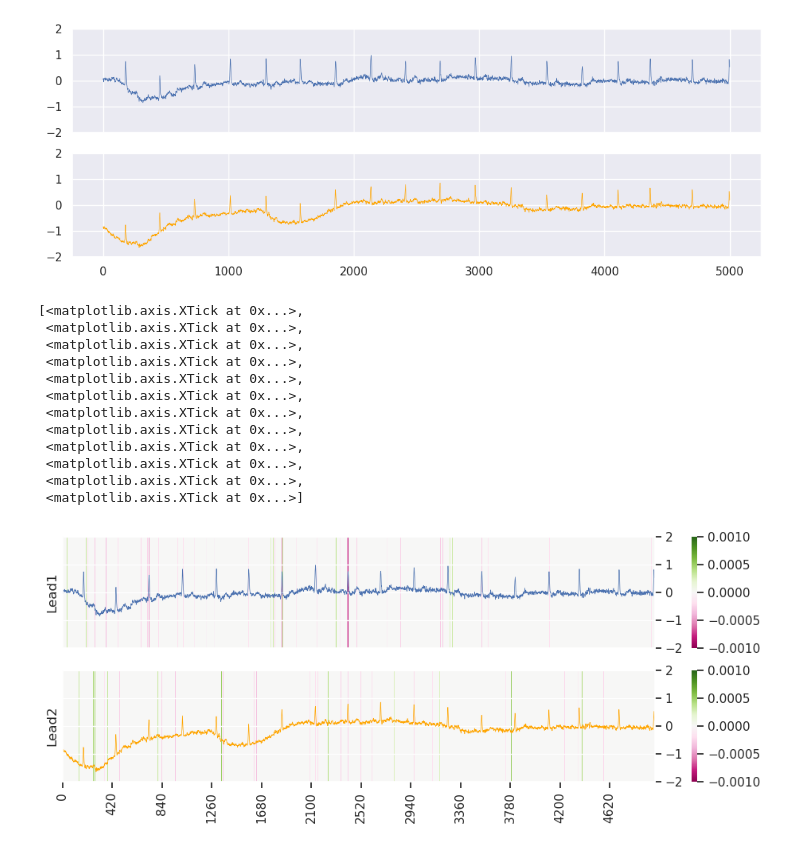
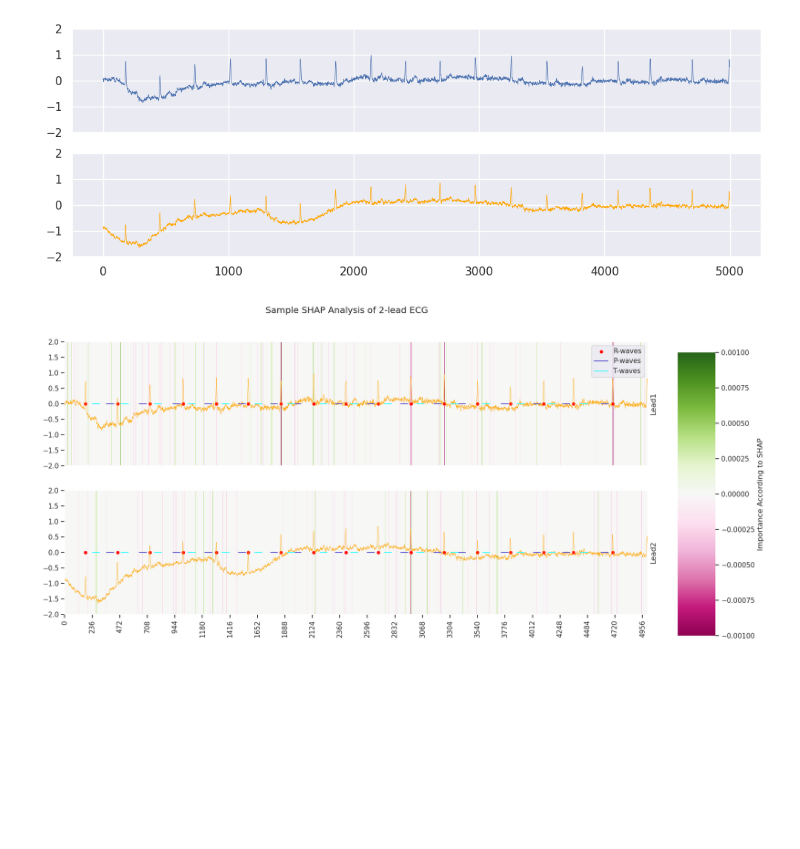
Before and after one commit to ladybuglady/CSE482-XAI, a Jupyter notebook: Attia/plot_shaply.ipynb, the cells around one changed output. Saved outputs shown, nothing was run; the diff lists cells and outputs as text; code cells hidden in the pictures; blank space fills up the shorter version.

Commit message:
finished plot for 1 patient

```diff
--- a/Attia/plot_shaply.ipynb
+++ b/Attia/plot_shaply.ipynb
@@ -45,0 +45,3 @@ decompose(get_patient_data())
+# %%
+waves = decompose(get_patient_data())
+waves
@@ -53,36 +73,47 @@ sns.lineplot(get_patient_data()[1], ax=axes[1], color='orange', linewidth = 0.5)
 # %%
 # Plot
 
-fig, axes = plt.subplots(2, 1, sharex=True, sharey=True, figsize=(12,4))
+fig, axes = plt.subplots(2, 1, sharex=True, sharey=True, figsize=(17,8))
 plt.tick_params(bottom='on')
+fig.suptitle('Sample SHAP Analysis of 2-lead ECG')
 
-sns.heatmap(np.asarray(shaps_df.loc['Lead1']).reshape(1, 5000), cmap="PiYG", ax=axes[0], vmin=-0.001, vmax=0.001, yticklabels=False)
-sns.heatmap(np.asarray(shaps_df.loc['Lead2']).reshape(1, 5000), cmap="PiYG", ax=axes[1], vmin=-0.001, vmax=0.001, yticklabels=False)
+cbar_ax = fig.add_axes([.94, 0.05, .05, .8])
+sns.heatmap(np.asarray(shaps_df.loc['Lead1']).reshape(1, 5000), cmap="PiYG", ax=axes[0], vmin=-0.001, vmax=0.001,
+            yticklabels=False, cbar_ax = cbar_ax, cbar_kws={'label': 'Importance According to SHAP'})
+sns.heatmap(np.asarray(shaps_df.loc['Lead2']).reshape(1, 5000), cmap="PiYG", ax=axes[1], vmin=-0.001, vmax=0.001,
+            yticklabels=False, cbar_ax = cbar_ax, cbar_kws={'label': 'Importance According to SHAP'})
 
-axes[0].set(ylabel="Lead1")
-axes[1].set(ylabel="Lead2")
 
 ax_l1 = axes[0].twinx()
 ax_l2 = axes[1].twinx()
 
-sns.lineplot(get_patient_data()[0], ax=ax_l1, linewidth = 0.5).set(ylim=[-2,2])
+sns.lineplot(get_patient_data()[0], ax=ax_l1, color='orange', linewidth = 0.5).set(ylim=[-2,2])
 sns.lineplot(get_patient_data()[1], ax=ax_l2, color='orange', linewidth = 0.5).set(ylim=[-2,2])
+
 
 axes[0].grid(False)
 axes[1].grid(False)
 axes[0].set_xticks(axes[0].get_xticks()[::2])
 axes[1].set_xticks(axes[1].get_xticks()[::2])
+
+ax_l1.yaxis.set_ticks_position('left')
+ax_l2.yaxis.set_ticks_position('left')
+ax_l1.set(ylabel="Lead1")
+ax_l2.set(ylabel="Lead2")
+ax_l1.grid(False)
+ax_l2.grid(False)
+
+sns.scatterplot(x=waves['R'], y=np.zeros(len(waves['R'])), ax=ax_l1, color='red', label='R-waves')
+sns.scatterplot(x=waves['R'], y=np.zeros(len(waves['R'])), ax=ax_l2, color='red')
+
+sns.lineplot(x=waves['P'][0], y=np.zeros(len(waves['P'][0])), ax=ax_l1, c=sns.xkcd_rgb['dark periwinkle'], label='P-waves')
+for wave in waves['P']:
+    sns.lineplot(x=wave, y=np.zeros(len(wave)), ax=ax_l1,  c=sns.xkcd_rgb['dark periwinkle'])
+    sns.lineplot(x=wave, y=np.zeros(len(wave)), ax=ax_l2,  c=sns.xkcd_rgb['dark periwinkle'])
+
+sns.lineplot(x=waves['T'][0], y=np.zeros(len(waves['T'][0])), ax=ax_l1, c=sns.xkcd_rgb['bright cyan'], label='T-waves')
+for wave in waves['T']:
+    sns.lineplot(x=wave, y=np.zeros(len(wave)), ax=ax_l1,  c=sns.xkcd_rgb['bright cyan'])
+    sns.lineplot(x=wave, y=np.zeros(len(wave)), ax=ax_l2,  c=sns.xkcd_rgb['bright cyan'])
 # %% [output]
-[<matplotlib.axis.XTick at 0x...>,
- <matplotlib.axis.XTick at 0x...>,
- <matplotlib.axis.XTick at 0x...>,
- <matplotlib.axis.XTick at 0x...>,
- <matplotlib.axis.XTick at 0x...>,
- <matplotlib.axis.XTick at 0x...>,
- <matplotlib.axis.XTick at 0x...>,
- <matplotlib.axis.XTick at 0x...>,
- <matplotlib.axis.XTick at 0x...>,
- <matplotlib.axis.XTick at 0x...>,
- <matplotlib.axis.XTick at 0x...>,
- <matplotlib.axis.XTick at 0x...>]
-[figure, old version]
+[figure, new version]
```
Also changed, not shown: parts of 3 cells of this notebook.
